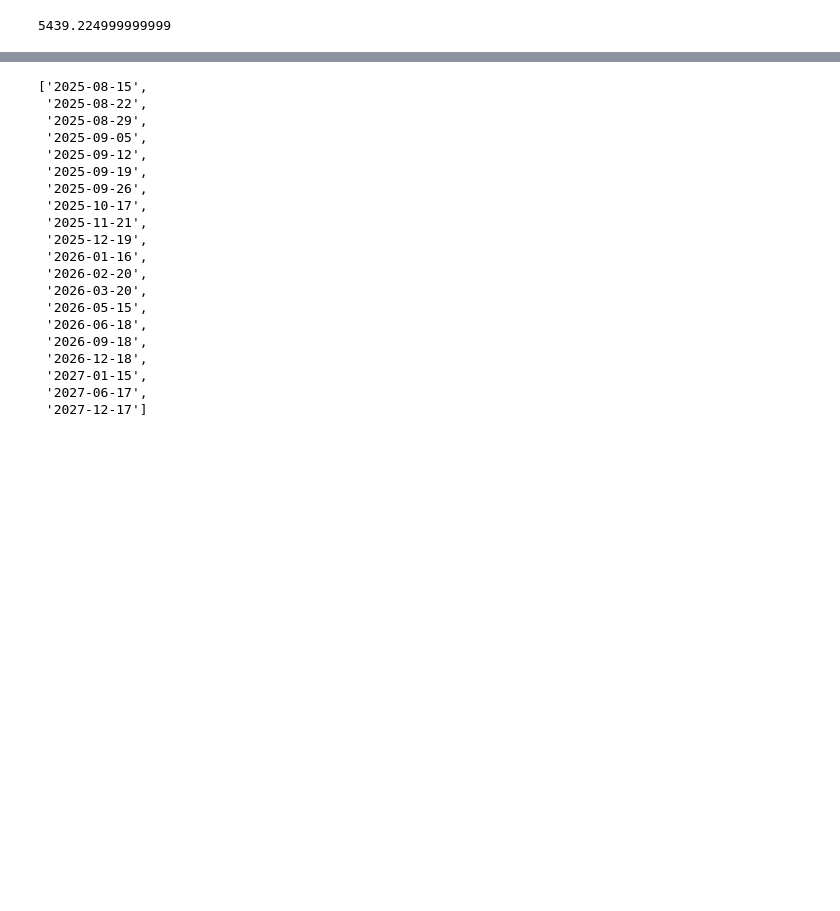
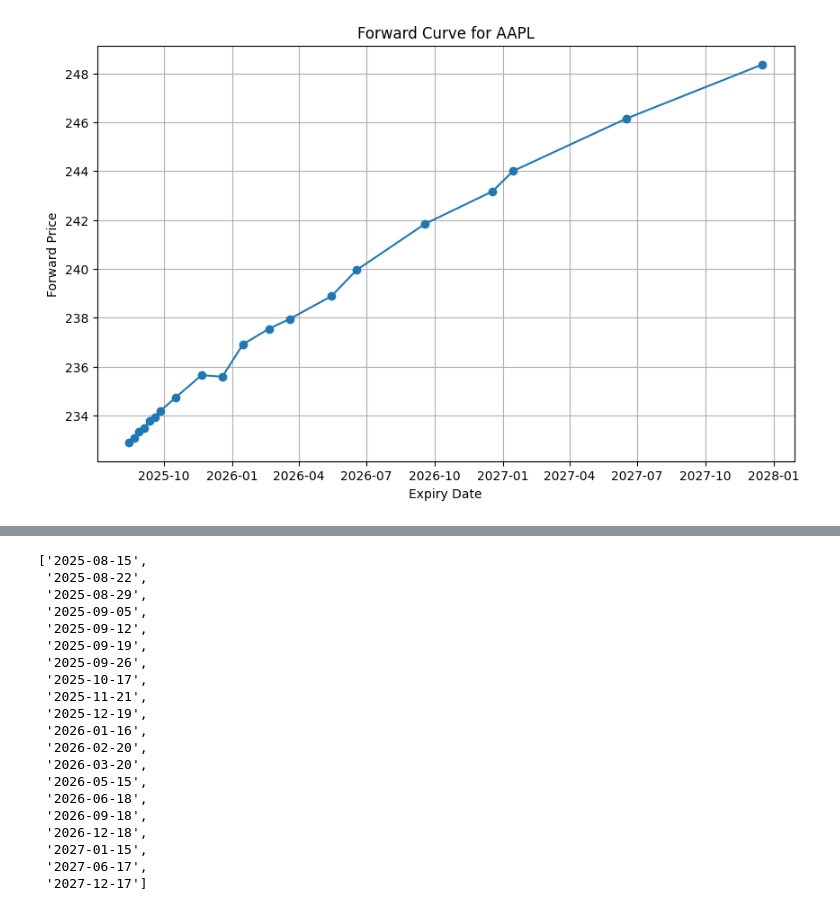
Before and after one commit to Quantitative-Research/QuantWork, a Jupyter notebook: Notebooks/NotebooksLoader/test_import_data.ipynb, the cells around one changed output, grey strips where cells are left out. Drawn from its saved outputs; the diff is of its cells as text; code cells hidden in the pictures; blank space fills up the shorter version.

```diff
--- a/Notebooks/NotebooksLoader/test_import_data.ipynb
+++ b/Notebooks/NotebooksLoader/test_import_data.ipynb
@@ -5,9 +5,9 @@ from MarketDataLoader.OptionDataFetcher import OptionDataFetcher,OptionMaturity
 ticker = "AAPL"
 
 AppleData = OptionDataFetcher(ticker)
-# %%
-0.95*5725.5
-# %% [output]
-5439.224999999999
 # %%
 AppleData.build_market()
+# %%
+AppleData.plot_forward_curve()
+# %% [output]
+[figure, added]
```
Also changed, not shown: parts of 15 cells of this notebook, 4 other files.
